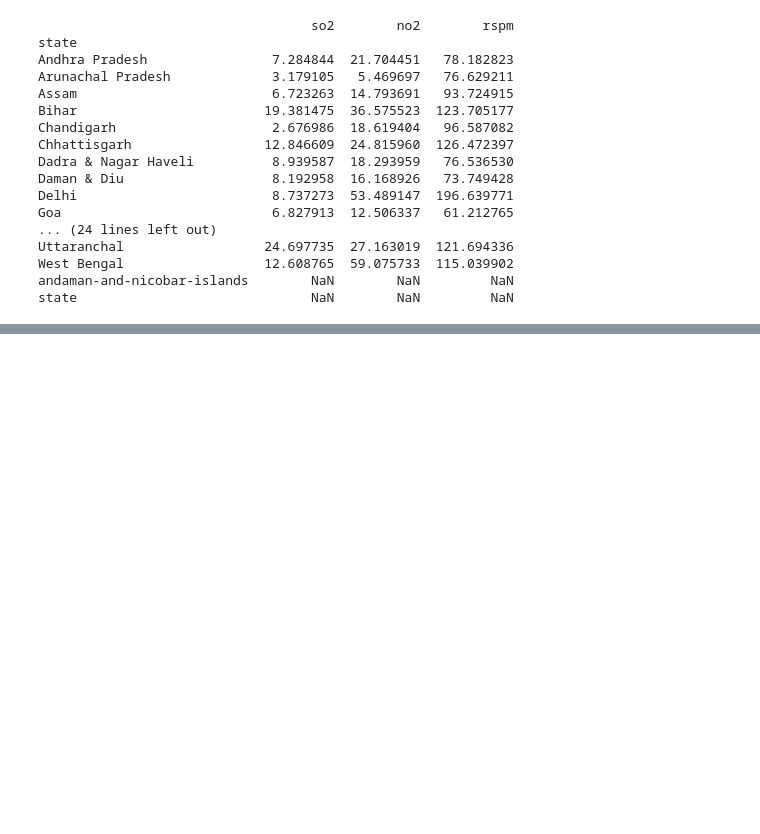
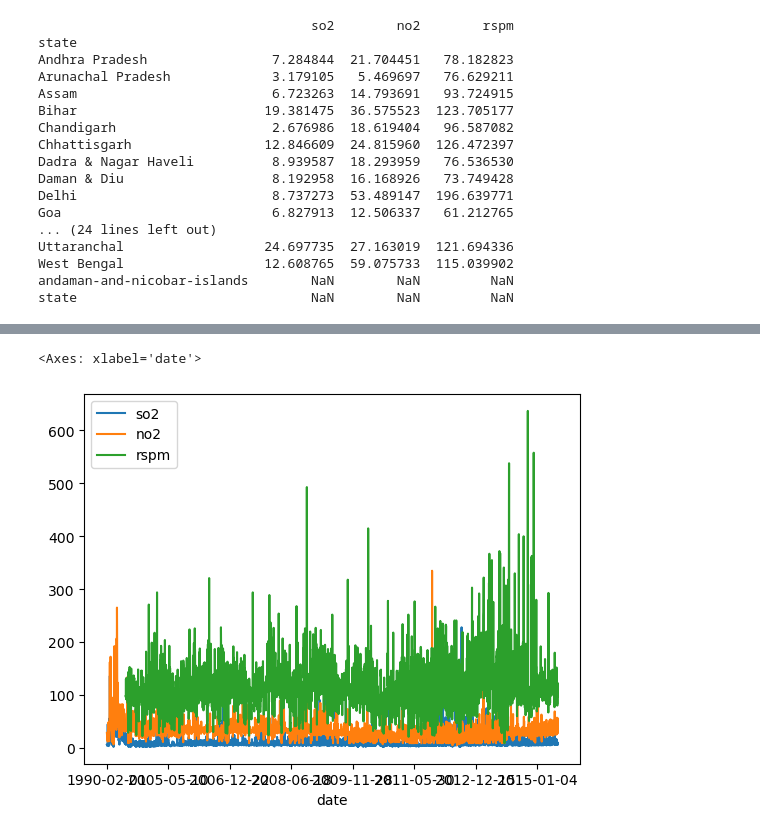
Before and after one commit to StephanSchweitzer/hadoopProject, a Jupyter notebook: dataProcessingNotebook.ipynb, the cells around one changed output, grey strips where cells are left out. Saved outputs shown, nothing was run; the diff lists cells and outputs as text; code cells hidden in the pictures; blank space fills up the shorter version.

```diff
--- a/dataProcessingNotebook.ipynb
+++ b/dataProcessingNotebook.ipynb
@@ -188,0 +186,4 @@ grouped_by_state.plot.bar()
+# %%
+#onlyAndhra = pollutiondatadf.loc[pollutiondatadf["state"]] == "Andhra Pradesh"
+onlyAndhra = pollutiondatadf[pollutiondatadf.state == 'Andhra Pradesh']
+print(onlyAndhra)
@@ -188,0 +208,2 @@ grouped_by_state.plot.bar()
+# %%
+onlyAndhraGrouped = onlyAndhra.groupby(["date"])["so2", "no2", "rspm"].aggregate('max')
@@ -188,0 +228,5 @@ grouped_by_state.plot.bar()
+# %%
+onlyAndhraGrouped.plot.line()
+# %% [output]
+<Axes: xlabel='date'>
+[figure, added]
```
Also changed, not shown: parts of 15 cells of this notebook, 2 other files.
